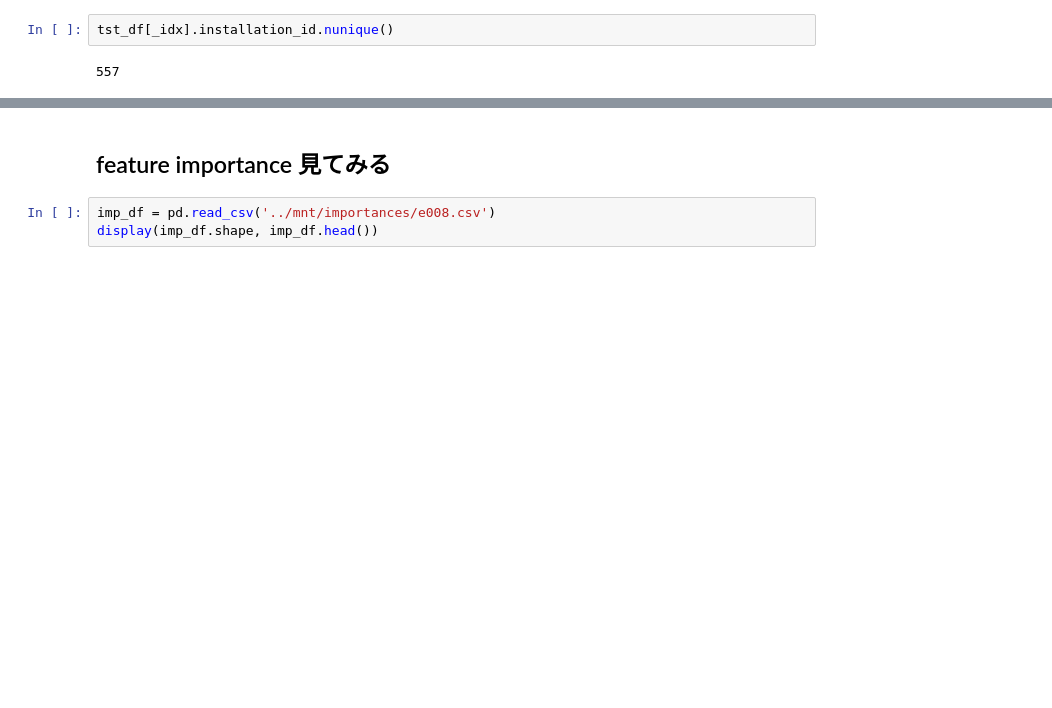
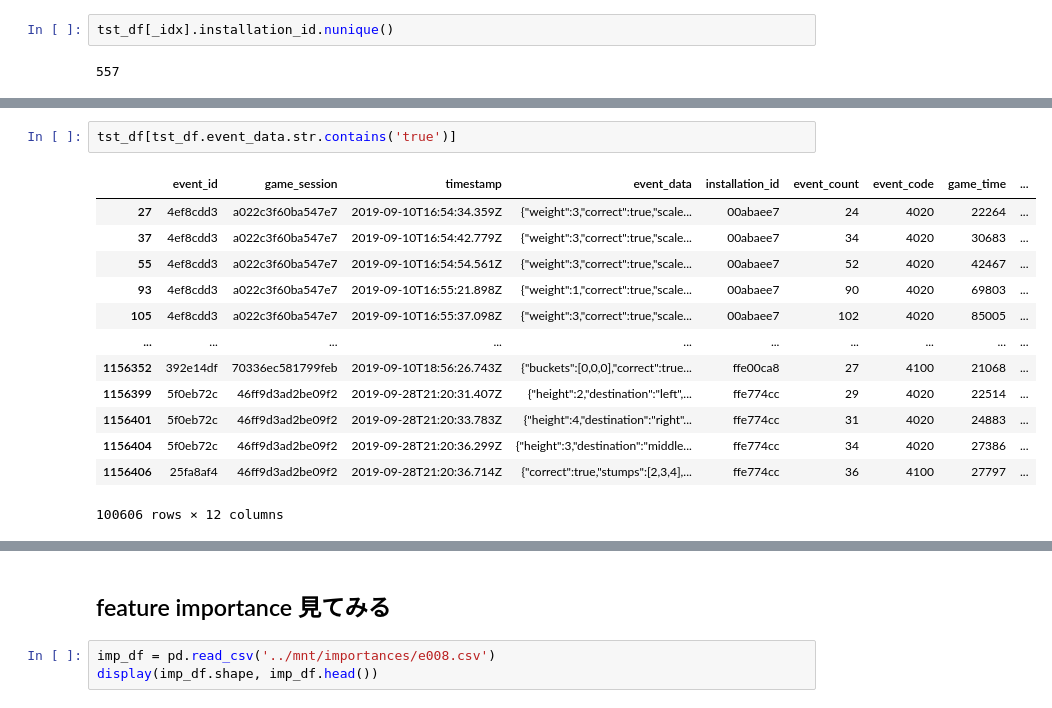
Before and after one commit to guchio3/kaggle-dsb-2019, a Jupyter notebook: notebooks/e010_just_before_session_eda.ipynb, the cells around one changed output, grey strips where cells are left out. Cells and saved outputs as stored; diff of their text form; blank space fills up the shorter version.

```diff
--- a/notebooks/e010_just_before_session_eda.ipynb
+++ b/notebooks/e010_just_before_session_eda.ipynb
@@ -308,0 +327,16 @@ tst_df[_idx].installation_id.nunique()
+# %%
+tst_df[tst_df.event_data.str.contains('true')]
+# %% [output]
+|  | event_id | game_session | timestamp | event_data | installation_id | event_count | event_code | game_time | ... |
+| 27 | 4ef8cdd3 | a022c3f60ba547e7 | 2019-09-10T16:54:34.359Z | {"weight":3,"correct":true,"scale... | 00abaee7 | 24 | 4020 | 22264 | ... |
+| 37 | 4ef8cdd3 | a022c3f60ba547e7 | 2019-09-10T16:54:42.779Z | {"weight":3,"correct":true,"scale... | 00abaee7 | 34 | 4020 | 30683 | ... |
+| 55 | 4ef8cdd3 | a022c3f60ba547e7 | 2019-09-10T16:54:54.561Z | {"weight":3,"correct":true,"scale... | 00abaee7 | 52 | 4020 | 42467 | ... |
+| 93 | 4ef8cdd3 | a022c3f60ba547e7 | 2019-09-10T16:55:21.898Z | {"weight":1,"correct":true,"scale... | 00abaee7 | 90 | 4020 | 69803 | ... |
+| 105 | 4ef8cdd3 | a022c3f60ba547e7 | 2019-09-10T16:55:37.098Z | {"weight":3,"correct":true,"scale... | 00abaee7 | 102 | 4020 | 85005 | ... |
+| ... | ... | ... | ... | ... | ... | ... | ... | ... | ... |
+| 1156352 | 392e14df | 70336ec581799feb | 2019-09-10T18:56:26.743Z | {"buckets":[0,0,0],"correct":true... | ffe00ca8 | 27 | 4100 | 21068 | ... |
+| 1156399 | 5f0eb72c | 46ff9d3ad2be09f2 | 2019-09-28T21:20:31.407Z | {"height":2,"destination":"left",... | ffe774cc | 29 | 4020 | 22514 | ... |
+| 1156401 | 5f0eb72c | 46ff9d3ad2be09f2 | 2019-09-28T21:20:33.783Z | {"height":4,"destination":"right"... | ffe774cc | 31 | 4020 | 24883 | ... |
+| 1156404 | 5f0eb72c | 46ff9d3ad2be09f2 | 2019-09-28T21:20:36.299Z | {"height":3,"destination":"middle... | ffe774cc | 34 | 4020 | 27386 | ... |
+| 1156406 | 25fa8af4 | 46ff9d3ad2be09f2 | 2019-09-28T21:20:36.714Z | {"correct":true,"stumps":[2,3,4],... | ffe774cc | 36 | 4100 | 27797 | ... |
+100606 rows × 12 columns
```
Also changed, not shown: parts of 12 cells of this notebook, 3 other files.
